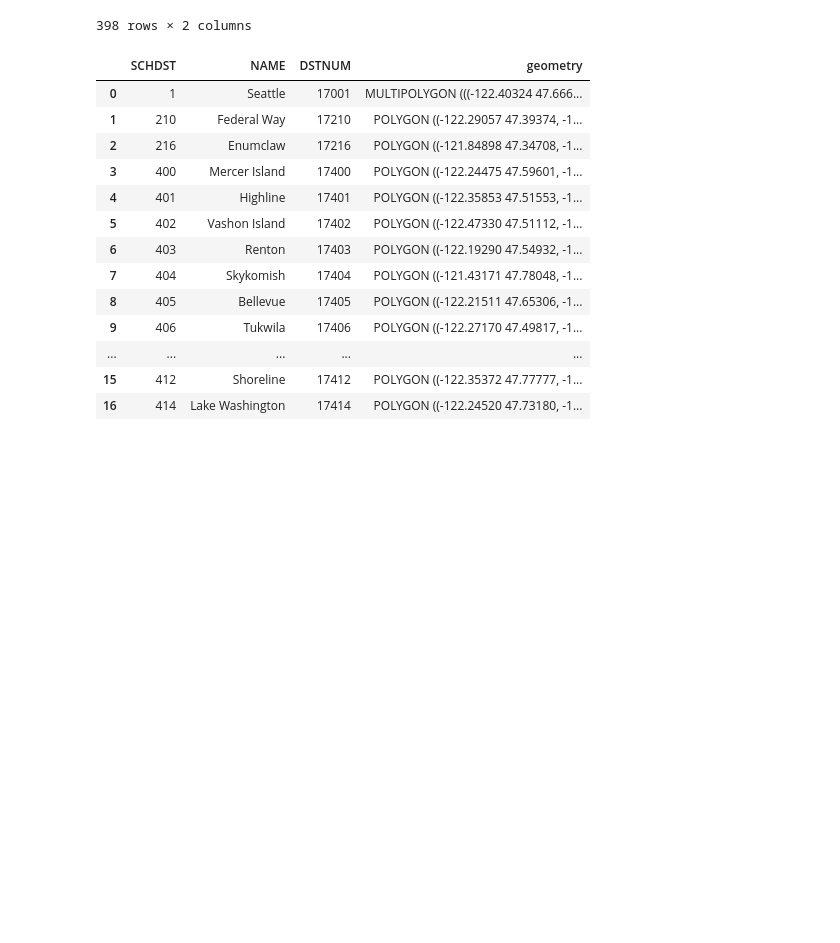
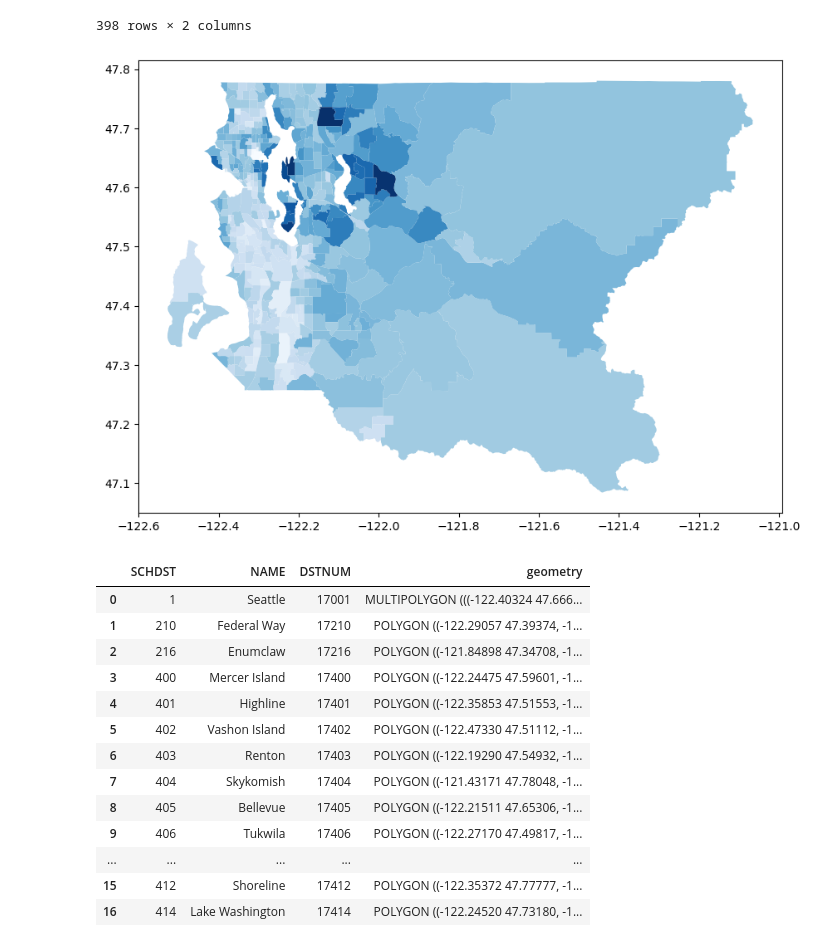
Before and after one commit to drykvf/Housing-Project, a Jupyter notebook: keanan_gis_work/Keanan_gis_code.ipynb, the cells around one changed output. Saved outputs shown, nothing was run; the diff lists cells and outputs as text; code cells hidden in the pictures; blank space fills up the shorter version.

```diff
--- a/keanan_gis_work/Keanan_gis_code.ipynb
+++ b/keanan_gis_work/Keanan_gis_code.ipynb
@@ -117,6 +117,14 @@ income_df
 | 396 | 88409.0 | POLYGON ((-121.25349 47.53323, -1... |
 | 397 | NaN | MULTIPOLYGON (((-122.44040 47.449... |
 398 rows × 2 columns
+# %%
+# set figure size
+fig, ax = plt.subplots(figsize=(10, 10))
+
+income_df.plot(ax=ax,column='MHHI1', cmap='Blues',)
+plt.savefig('../Group_plots/Meanincome.png', dpi=100)
+# %% [output]
+[figure, added]
 # %%
 SD_df = School_districts_df.drop(columns=['OBJECTID','Shape_Leng', 'Shape_Area'])
 SD_df
```
Also changed, not shown: parts of 3 cells of this notebook, 7 other files.
